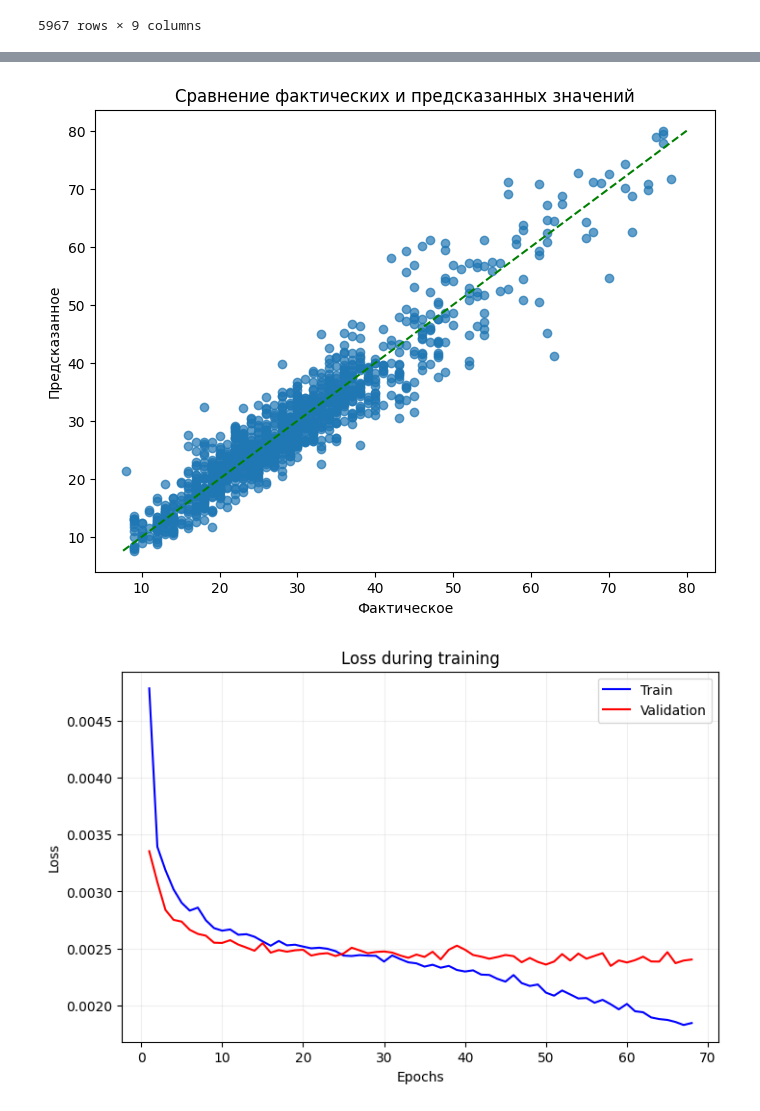
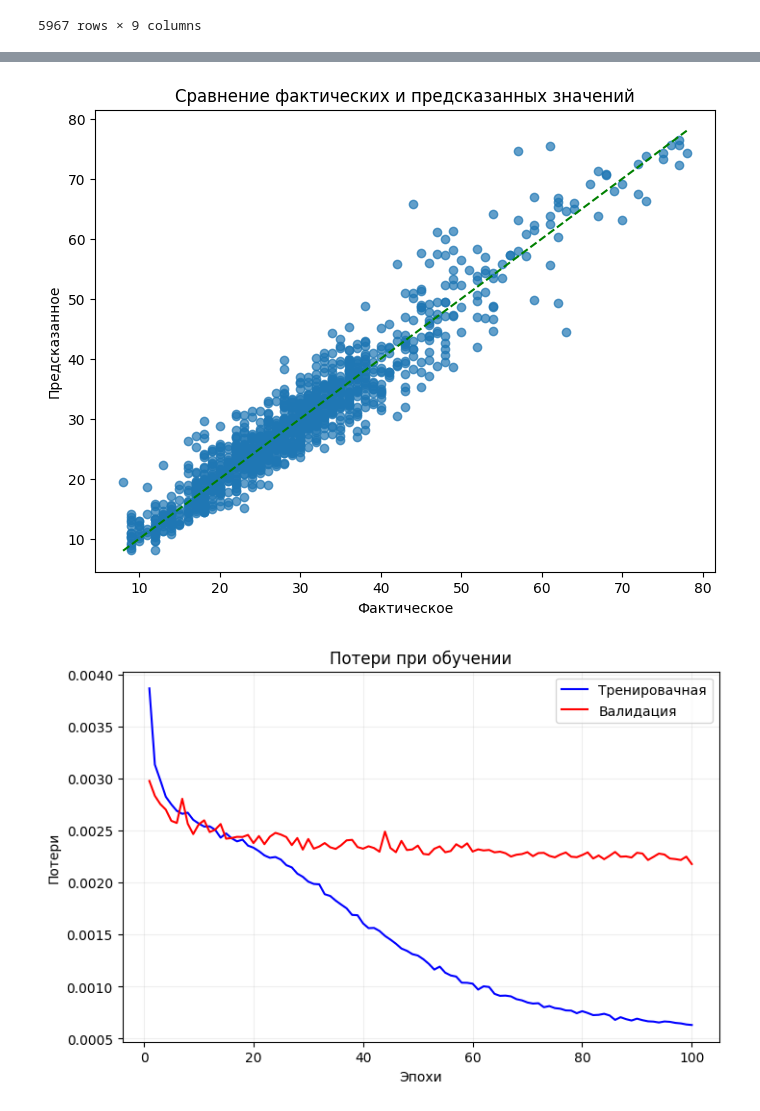
Before and after one commit to kristina-skoptsova/diplom, a Jupyter notebook: diplom.ipynb, the cells around one changed output, grey strips where cells are left out. Cells and saved outputs as stored; diff of their text form; code cells hidden in the pictures.

```diff
--- a/diplom.ipynb
+++ b/diplom.ipynb
@@ -332,9 +333,9 @@ history_lstm = model_lstm.fit(
     y_train,
     sample_weight=train_sample_weights,  # Использование веса
     epochs=100,
-    batch_size=64,
+    batch_size=16,
     validation_split=0.2,
-    callbacks=[early_stopping],
+
     verbose=1
 )
 
@@ -410,27 +420,27 @@ plt.xlabel('Фактическое')
 plt.ylabel('Предсказанное')
 plt.show()
 # %% [output]
-[figure, old version]
+[figure, new version]
 # %%
 def show_training(history):
     loss = history.history['loss']
     val_loss = history.history['val_loss']
     epochs = range(1, len(loss) + 1)
 
     plt.figure(figsize=(8, 5))
-    plt.plot(epochs, loss, 'b', label='Train')
-    plt.plot(epochs, val_loss, 'r', label='Validation')
-    plt.title('Loss during training')
-    plt.xlabel('Epochs')
-    plt.ylabel('Loss')
+    plt.plot(epochs, loss, 'b', label='Тренировачная')
+    plt.plot(epochs, val_loss, 'r', label='Валидация')
+    plt.title('Потери при обучении')
+    plt.xlabel('Эпохи')
+    plt.ylabel('Потери')
     plt.legend()
     plt.grid(alpha=0.2)
     plt.show()
 
 # Вызов функции после обучения модели
 show_training(history_lstm)
 # %% [output]
-[figure, old version]
+[figure, new version]
 # %%
 from keras.models import Sequential
 from keras.layers import Dense, Input,  BatchNormalization, Dropout
```
Also changed, not shown: parts of 19 cells of this notebook.
